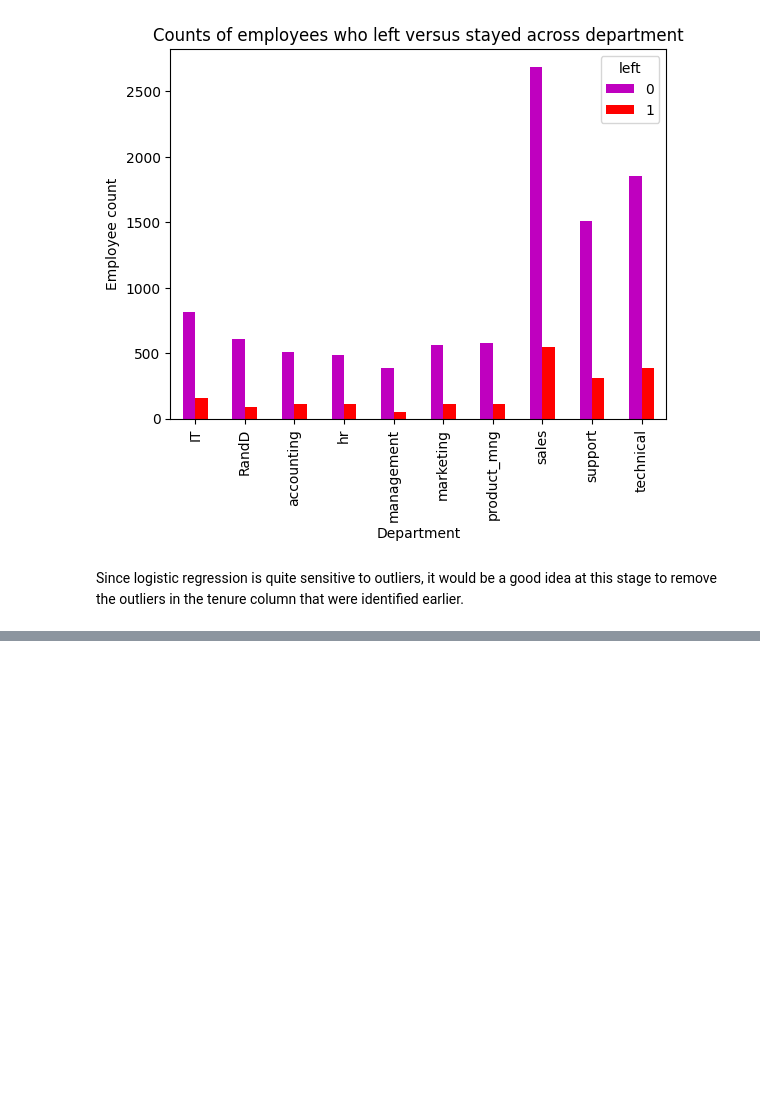
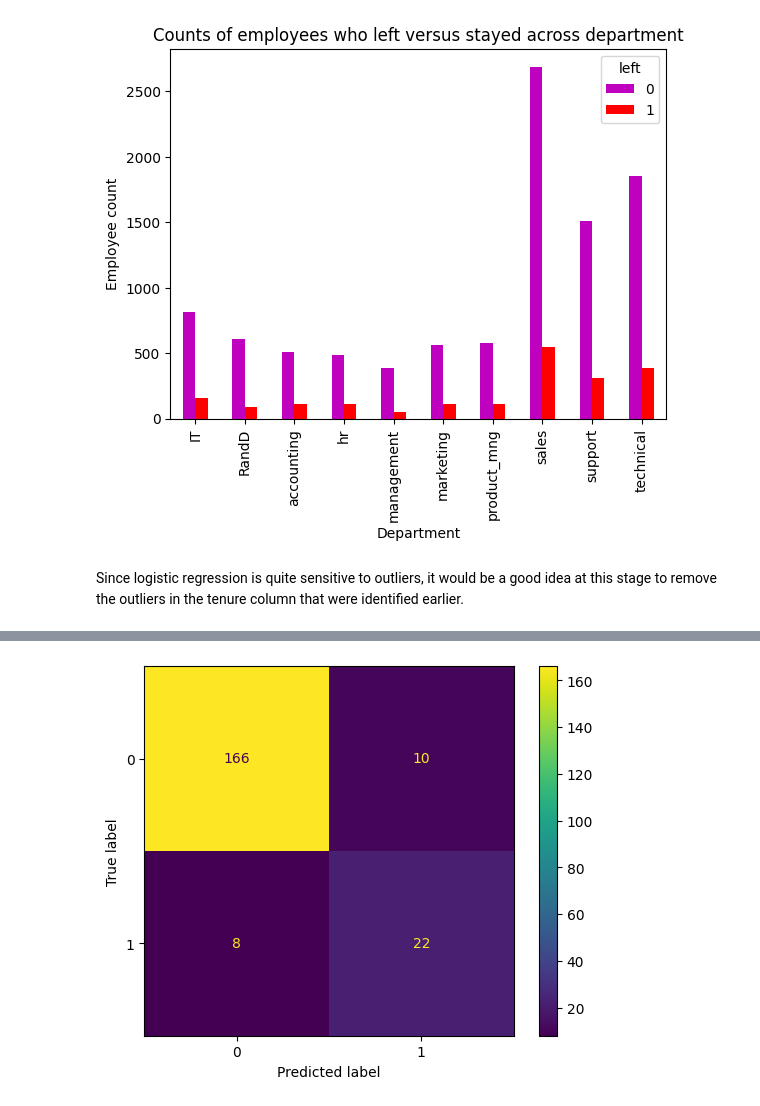
Before and after one commit to ajeronimoguerra/Case-Study-in-R---Amazon-BestBookselling-09-22, a Jupyter notebook: high-employee-turnover-rate.ipynb, the cells around one changed output, grey strips where cells are left out. Cells and saved outputs as stored; diff of their text form; code cells hidden in the pictures; blank space fills up the shorter version.

Commit message:
Kaggle Notebook | High employee turnover rate | random forest tests

```diff
--- a/high-employee-turnover-rate.ipynb
+++ b/high-employee-turnover-rate.ipynb
@@ -593,0 +642,5 @@ outliers = df0_no_duplicates[(df0_no_duplicates['tenure'] < Q1 - 1.5 * IQR) | (d
+# %%
+# Split the data into features
+X = df_logreg.drop('left', axis=1)
+# Display the first few rows of the selected features
+X.head()
@@ -593,0 +654,24 @@ outliers = df0_no_duplicates[(df0_no_duplicates['tenure'] < Q1 - 1.5 * IQR) | (d
+# %%
+# Split the data into training and testing sets
+X_train, X_test, y_train, y_test = train_test_split(X, y, test_size=0.25, random_state=42)
+# %%
+# Construct a logistic regression model and fit it to the training dataset
+log_clf = LogisticRegression(random_state=42, max_iter=500).fit(X_train, y_train)
+# %%
+# Use the logistic regression model to get predictions on the test set
+y_pred = log_clf.predict(X_test)
+# %%
+# Compute values for confusion matrix
+log_cm = confusion_matrix(y_test, y_pred, labels=log_clf.classes_)
+
+# Create display of confusion matrix
+log_disp = ConfusionMatrixDisplay(confusion_matrix=log_cm,
+                                  display_labels=log_clf.classes_)
+
+# Plot confusion matrix
+log_disp.plot(values_format='')
+
+# Display plot
+plt.show()
+# %% [output]
+[figure, added]
```
Also changed, not shown: parts of 40 cells of this notebook.
